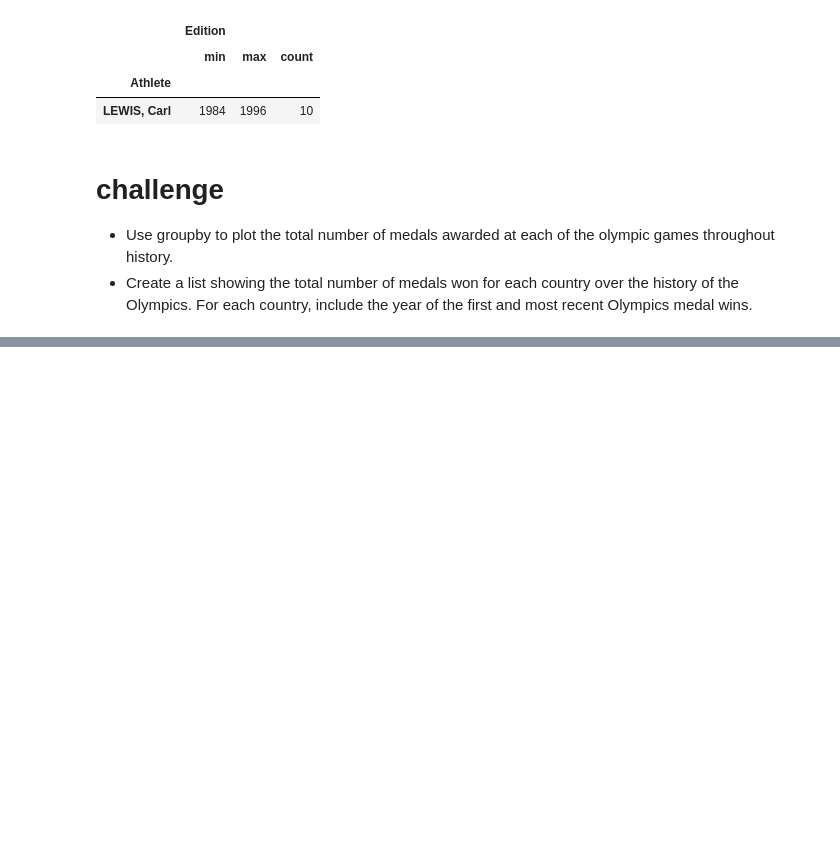
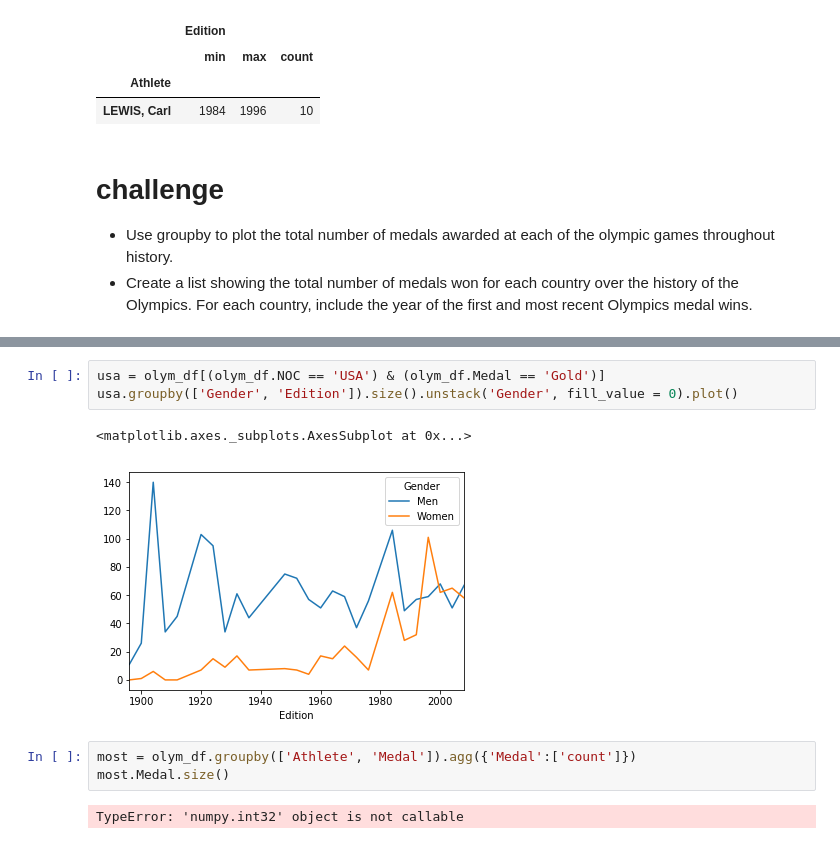
Before and after one commit to abhisaharan/Pandas_Project, a Jupyter notebook: pandas2(Group by, Reshaping).ipynb, the cells around one changed output, grey strips where cells are left out. Saved outputs shown, nothing was run; the diff lists cells and outputs as text; blank space fills up the shorter version.

Commit message:
Group by func!

```diff
--- a/pandas2(Group by, Reshaping).ipynb
+++ b/pandas2(Group by, Reshaping).ipynb
@@ -201,0 +309,11 @@ olym_df.groupby(['Edition']).agg({'Medal':['count']}).plot()
+# %%
+usa = olym_df[(olym_df.NOC == 'USA') & (olym_df.Medal == 'Gold')]
+usa.groupby(['Gender', 'Edition']).size().unstack('Gender', fill_value = 0).plot()
+# %% [output]
+<matplotlib.axes._subplots.AxesSubplot at 0x...>
+[figure, added]
+# %%
+most = olym_df.groupby(['Athlete', 'Medal']).agg({'Medal':['count']})
+most.Medal.size()
+# %% [output]
+TypeError: 'numpy.int32' object is not callable
```
Also changed, not shown: parts of 11 cells of this notebook.
